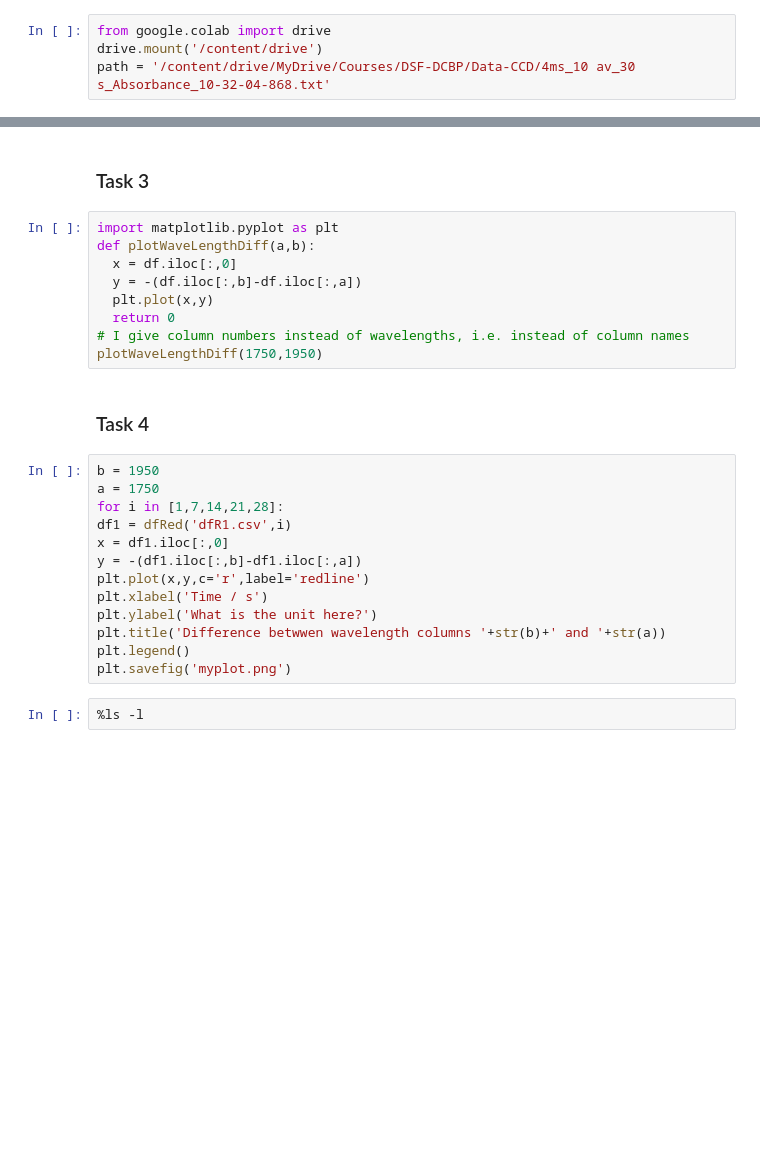
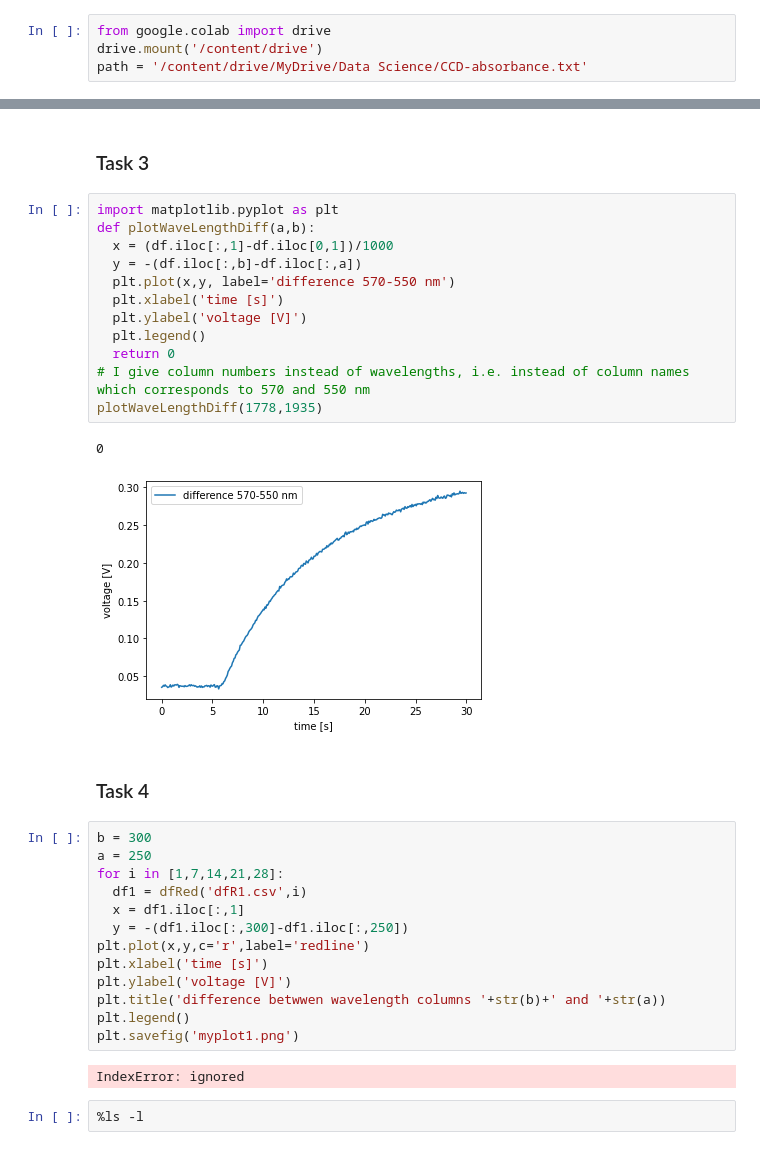
Before and after one commit to JuliaLorenzetti/data-science, a Jupyter notebook: CodingTask1_Sol.ipynb, the cells around one changed output, grey strips where cells are left out. Cells and saved outputs as stored; diff of their text form; blank space fills up the shorter version.

```diff
--- a/CodingTask1_Sol.ipynb
+++ b/CodingTask1_Sol.ipynb
@@ -22,4 +22,4 @@ datafile and saves that information into a separate textfile. [0.5 points]
 # %%
 from google.colab import drive
 drive.mount('/content/drive')
-path = '/content/drive/MyDrive/Courses/DSF-DCBP/Data-CCD/4ms_10 av_30 s_Absorbance_10-32-04-868.txt'
+path = '/content/drive/MyDrive/Data Science/CCD-absorbance.txt'
@@ -75,27 +81,35 @@ dfr.head()
 # %%
 import matplotlib.pyplot as plt
 def plotWaveLengthDiff(a,b):
-  x = df.iloc[:,0]
+  x = (df.iloc[:,1]-df.iloc[0,1])/1000
   y = -(df.iloc[:,b]-df.iloc[:,a])
-  plt.plot(x,y)
+  plt.plot(x,y, label='difference 570-550 nm')
+  plt.xlabel('time [s]')
+  plt.ylabel('voltage [V]')
+  plt.legend()
   return 0
-# I give column numbers instead of wavelengths, i.e. instead of column names
-plotWaveLengthDiff(1750,1950)
+# I give column numbers instead of wavelengths, i.e. instead of column names which corresponds to 570 and 550 nm
+plotWaveLengthDiff(1778,1935)
+# %% [output]
+0
+[figure, added]
 # %% [markdown]
 ### Task 4
 # %%
-b = 1950
-a = 1750
+b = 300
+a = 250
 for i in [1,7,14,21,28]:
-df1 = dfRed('dfR1.csv',i)
-x = df1.iloc[:,0]
-y = -(df1.iloc[:,b]-df1.iloc[:,a])
+  df1 = dfRed('dfR1.csv',i)
+  x = df1.iloc[:,1]
+  y = -(df1.iloc[:,300]-df1.iloc[:,250])
 plt.plot(x,y,c='r',label='redline')
-plt.xlabel('Time / s')
-plt.ylabel('What is the unit here?')
-plt.title('Difference betwwen wavelength columns '+str(b)+' and '+str(a))
+plt.xlabel('time [s]')
+plt.ylabel('voltage [V]')
+plt.title('difference betwwen wavelength columns '+str(b)+' and '+str(a))
 plt.legend()
-plt.savefig('myplot.png')
+plt.savefig('myplot1.png')
+# %% [output]
+IndexError: ignored
 # %%
 %ls -l
 # %%
```
Also changed, not shown: parts of 4 cells of this notebook.
